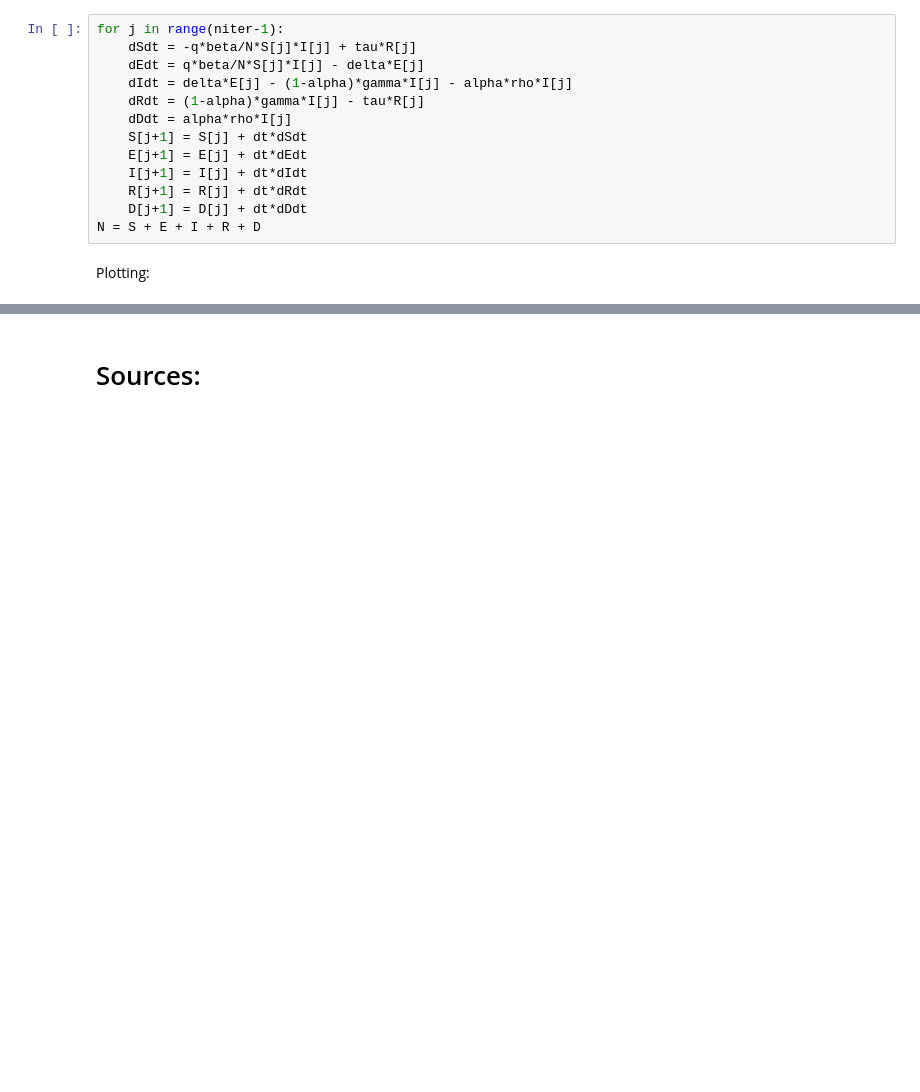
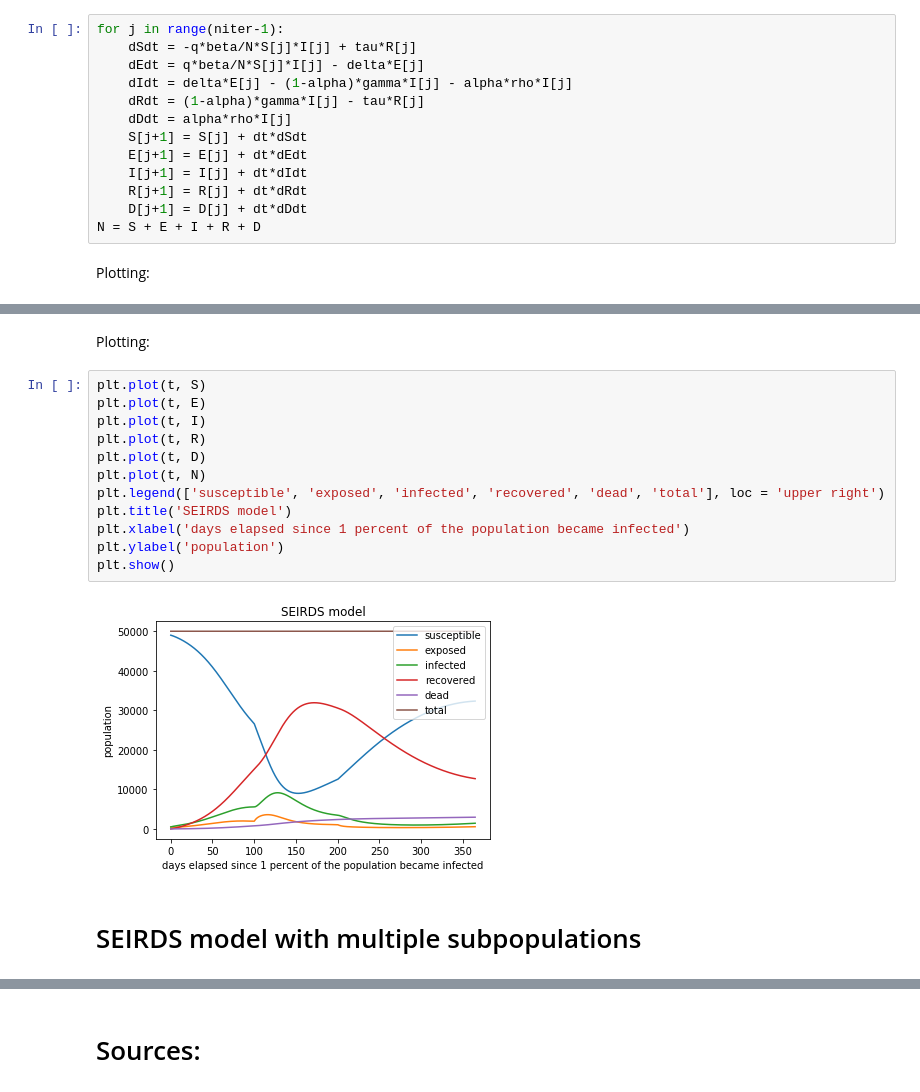
Before and after one commit to jsimpson2020/CODESIR, a Jupyter notebook: SEIRDS model.ipynb, the cells around one changed output, grey strips where cells are left out. Saved outputs shown, nothing was run; the diff lists cells and outputs as text; blank space fills up the shorter version.

```diff
--- a/SEIRDS model.ipynb
+++ b/SEIRDS model.ipynb
@@ -105,0 +197,18 @@ plt.show()
+# %% [markdown]
+Plotting:
+# %%
+plt.plot(t, S)
+plt.plot(t, E)
+plt.plot(t, I)
+plt.plot(t, R)
+plt.plot(t, D)
+plt.plot(t, N)
+plt.legend(['susceptible', 'exposed', 'infected', 'recovered', 'dead', 'total'], loc = 'upper right')
+plt.title('SEIRDS model')
+plt.xlabel('days elapsed since 1 percent of the population became infected')
+plt.ylabel('population')
+plt.show()
+# %% [output]
+[figure, added]
+# %% [markdown]
+# SEIRDS model with multiple subpopulations
```
Also changed, not shown: parts of 24 cells of this notebook, 23 other files.
